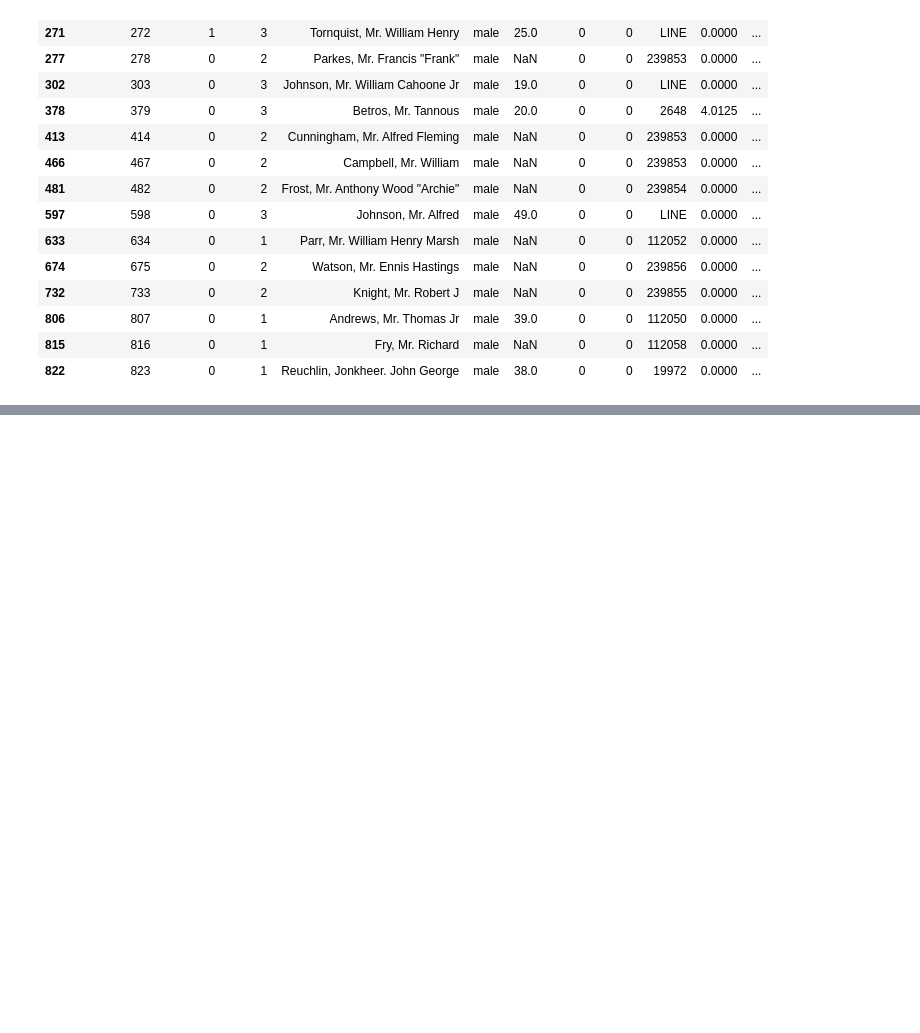
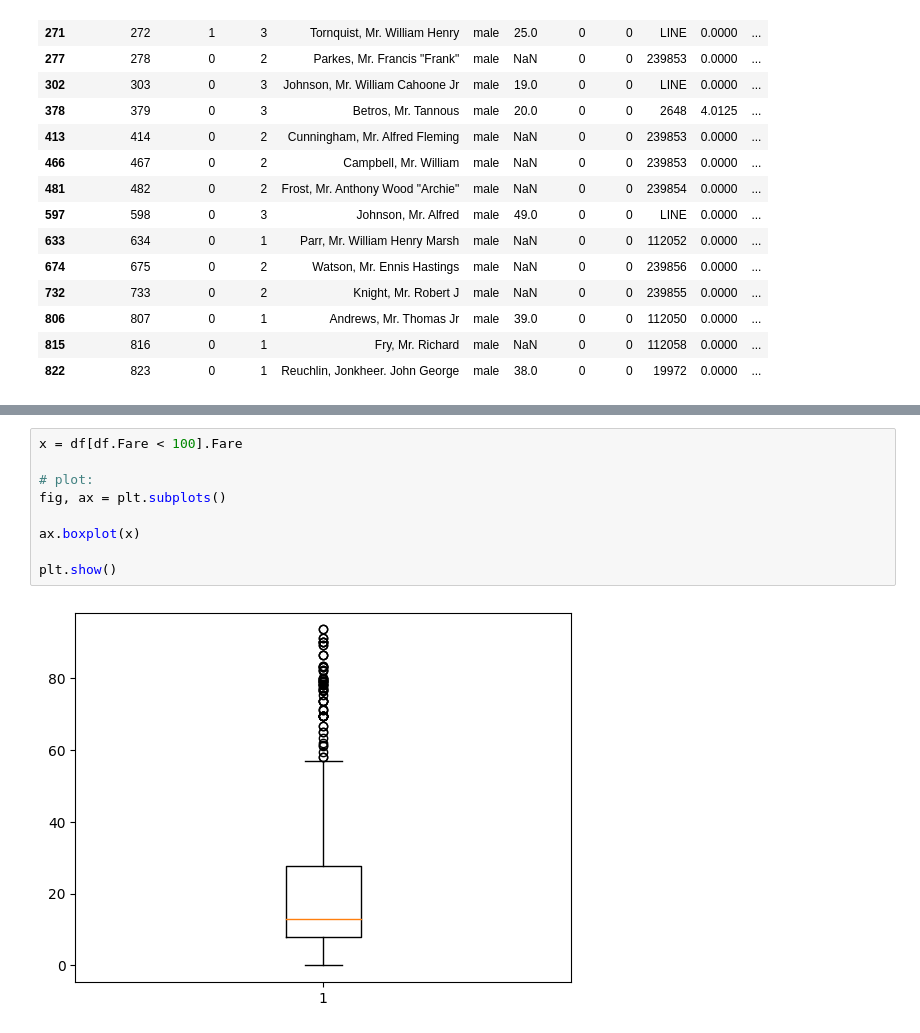
Before and after one commit to jeniferGoncalvesDaSilvaDev/data-science-hashtag, a Jupyter notebook: data_science_hashtag.ipynb, the cells around one changed output, grey strips where cells are left out. Drawn from its saved outputs; the diff is of its cells as text; blank space fills up the shorter version.

```diff
--- a/data_science_hashtag.ipynb
+++ b/data_science_hashtag.ipynb
@@ -228,0 +354,11 @@ display(acompanhado.head(4))
+# %%
+x = df[df.Fare < 100].Fare
+
+# plot:
+fig, ax = plt.subplots()
+
+ax.boxplot(x)
+
+plt.show()
+# %% [output]
+[figure, added]
```
Also changed, not shown: parts of 14 cells of this notebook.
